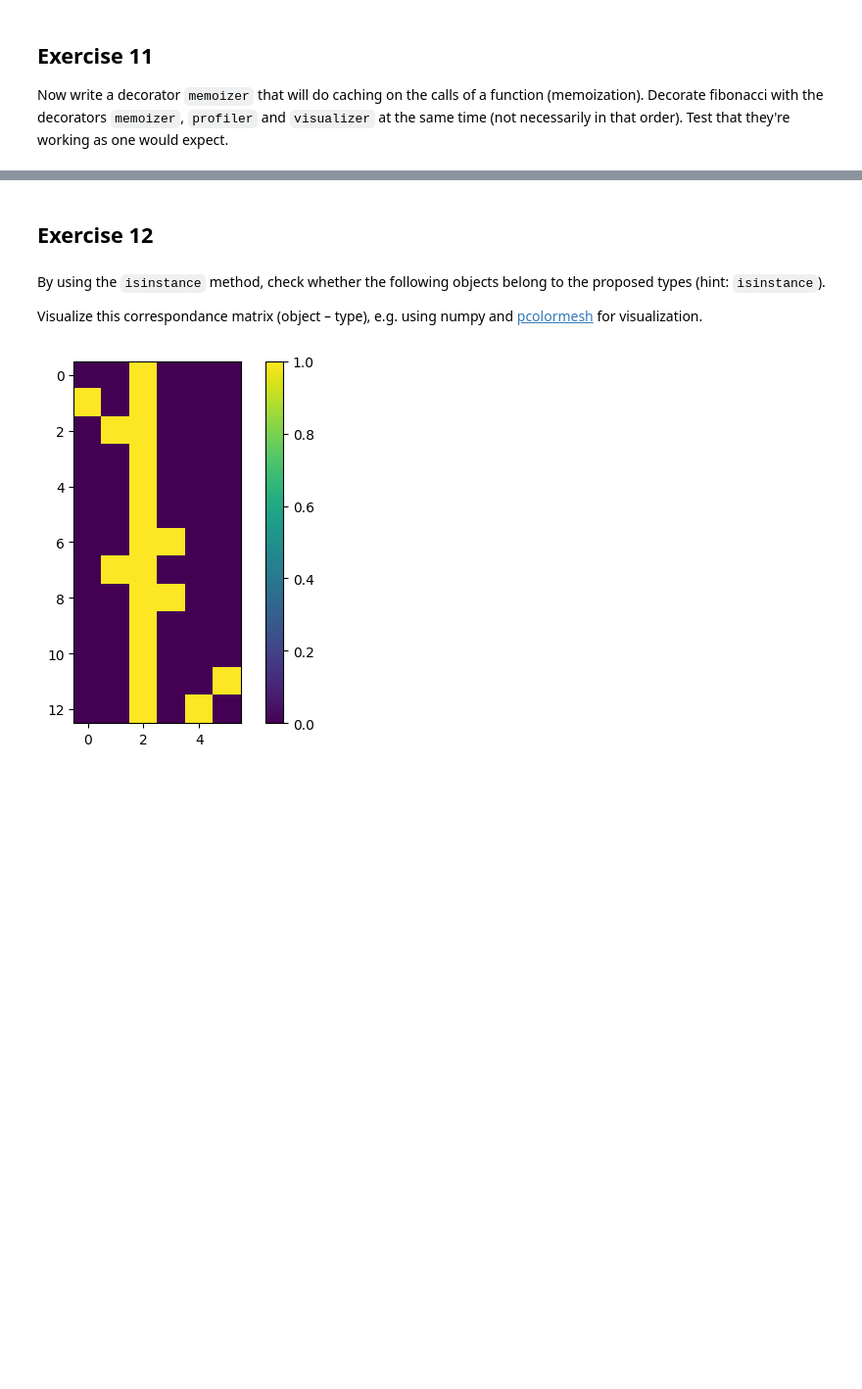
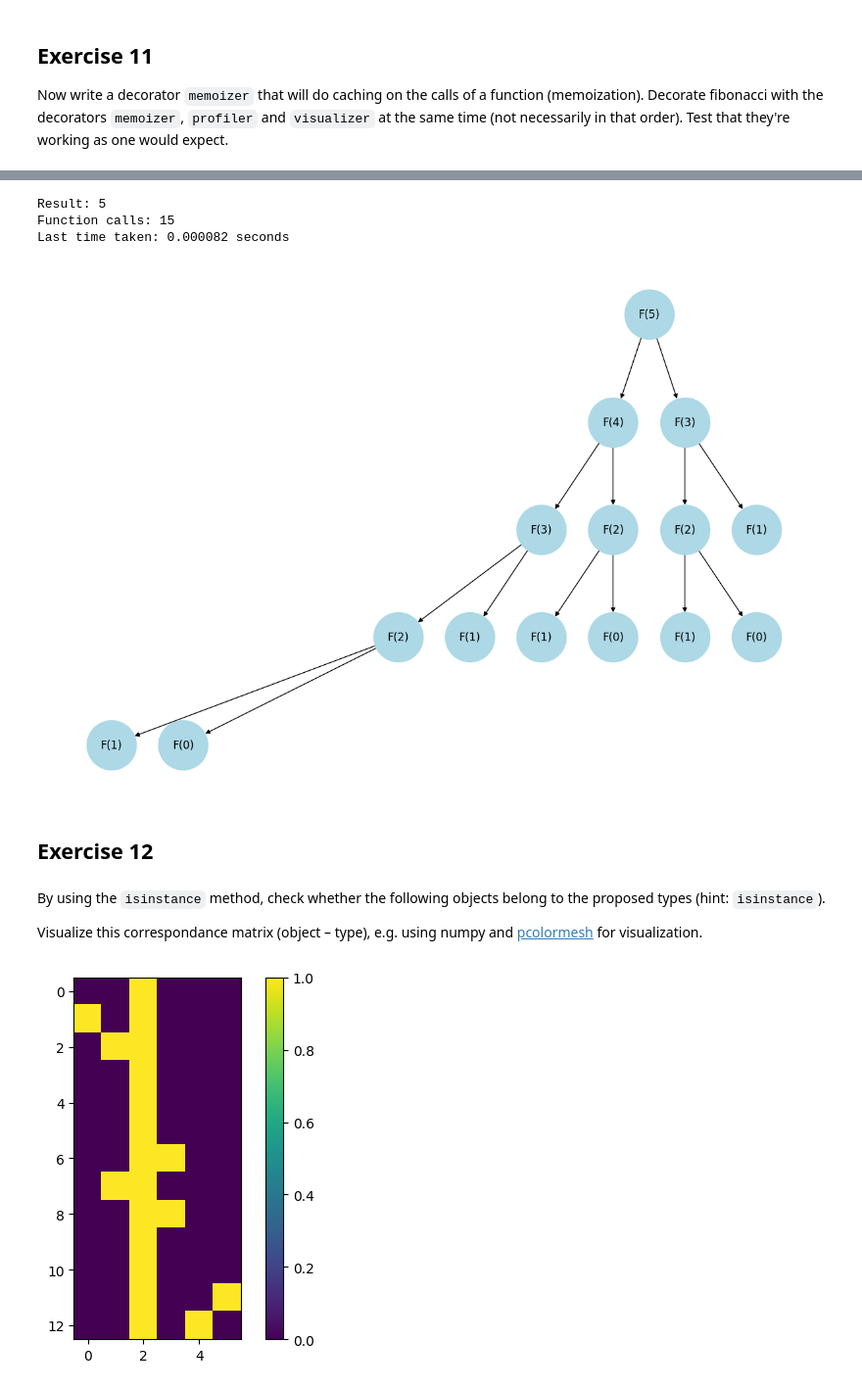
Before and after one commit to aniervs/python-software-dev-msai, a Jupyter notebook: Ivan Khabarov/assignment_1.ipynb, the cells around one changed output, grey strips where cells are left out. Shown at 98% size. Cells and saved outputs as stored; diff of their text form; code cells hidden in the pictures; blank space fills up the shorter version.

```diff
--- a/Ivan Khabarov/assignment_1.ipynb
+++ b/Ivan Khabarov/assignment_1.ipynb
@@ -490,7 +418,3 @@ plt.show()
 
 Now write a decorator `memoizer` that will do caching on the calls of a function (memoization).
 Decorate fibonacci with the decorators `memoizer`, `profiler` and `visualizer` at the same time (not necessarily in that order). Test that they're working as one would expect.
-# %%
-def memoizer(func):
-    # your code here
-    raise NotImplementedError
@@ -512,3 +421,75 @@ AttributeError: 'function' object has no attribute 'last_time_taken'
+# %%
+from functools import wraps
+
+def memoizer(func):
+    cache = {}
+    @wraps(func)
+    def wrapper(*args, **kwargs):
+        key = args + tuple(kwargs.items())
+        if key not in cache:
+            cache[key] = func(*args, **kwargs)
+        return cache[key]
+    return wrapper
+
+def profiler(func):
+    @wraps(func)
+    def wrapper(*args, **kwargs):
+        if not hasattr(wrapper, "calls"):
+            wrapper.calls = 0
+            wrapper.last_time_taken = 0
+        wrapper.calls += 1
+        start_time = time.time()
+        result = func(*args, **kwargs)
+        wrapper.last_time_taken = time.time() - start_time
+        return result
+    return wrapper
+
+def visualizer(func):
+    call_counter = {"counter": 0}
+    @wraps(func)
+    def wrapper(*args, **kwargs):
+        n = kwargs.get("n")
+        if n is None:
+            raise ValueError("Argument 'n' is required for visualizer.")
+
+        call_id = call_counter["counter"]
+        call_counter["counter"] += 1
+        wrapper.graph.add_node(call_id, label=f"F({n})")
+
+        parent = kwargs.get("parent")
+        if parent is not None:
+            wrapper.graph.add_edge(parent, call_id)
+        return func(*args, **kwargs, call_id=call_id)
+    wrapper.graph = nx.DiGraph()
+    return wrapper
+
+@profiler
+@memoizer
+@visualizer
+def fibonacci(n, parent=None, call_id=None):
+    if n == 0 or n == 1:
+        return n
+    left = fibonacci(n=n - 1, parent=call_id)
+    right = fibonacci(n=n - 2, parent=call_id)
+    return left + right
+
+result = fibonacci(n=5, parent=None)
+calls = fibonacci.calls
+last_time = fibonacci.last_time_taken
+
+print(f"Result: {result}")
+print(f"Function calls: {calls}")
+print(f"Last time taken: {last_time:.6f} seconds")
+
+plt.figure(figsize=(12, 8))
+pos = calculate_positions(fibonacci.graph)
+nx.draw(fibonacci.graph, pos, labels=nx.get_node_attributes(fibonacci.graph, "label"), node_size=3000, node_color="lightblue")
+plt.show()
+# %% [output]
+Result: 5
+Function calls: 15
+Last time taken: 0.000082 seconds
+[figure, added]
 # %% [markdown]
 ## Exercise 12
 # %% [markdown]
```
Also changed, not shown: parts of 4 cells of this notebook.
